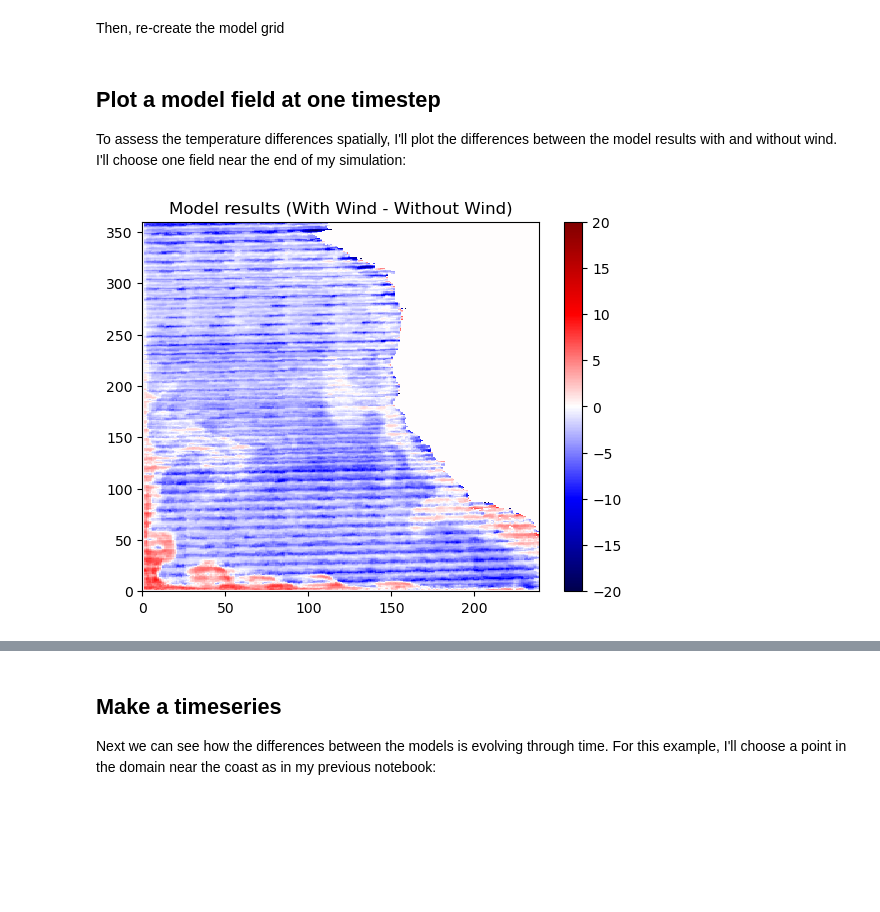
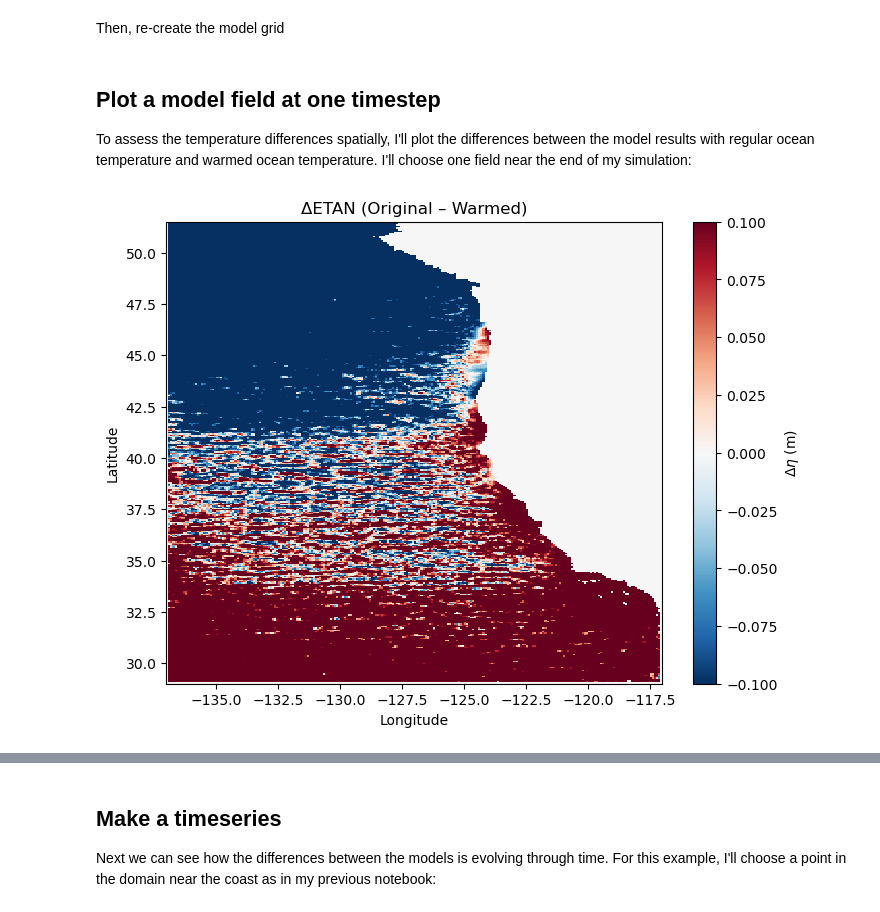
Before and after one commit to stomSJSU/cs185c_spring2025, a Jupyter notebook: project/notebooks/Answering the Science Question.ipynb, the cells around one changed output, grey strips where cells are left out. Saved outputs shown, nothing was run; the diff lists cells and outputs as text; code cells hidden in the pictures; blank space fills up the shorter version.

```diff
--- a/project/notebooks/Answering the Science Question.ipynb
+++ b/project/notebooks/Answering the Science Question.ipynb
@@ -32,26 +32,30 @@ yc = np.arange(ygOrigin+delY/2, ygOrigin+n_rows*delY, delY)
 XC, YC = np.meshgrid(xc, yc)
 # %% [markdown]
 ## Plot a model field at one timestep
-To assess the temperature differences spatially, I'll plot the differences between the model results with and without wind. I'll choose one field near the end of my simulation:
+To assess the temperature differences spatially, I'll plot the differences between the model results with regular ocean temperature and warmed ocean temperature. I'll choose one field near the end of my simulation:
 # %%
-# read in the grid with the wind
-grid_wind = np.fromfile(os.path.join(project_dir,'run','diags',
-                                     'TS_surf_daily_mean',
-                                     'TS_surf_daily_mean.0000035424.data'), '>f4')
-grid_wind = grid_wind.reshape((2,n_rows,n_cols))
+# read in the grid with original theta
+grid_reg = np.fromfile(os.path.join(project_dir,'run','diags',
+                                     'EtaN_day_snap',
+                                     'EtaN_day_snap.0000000432.data'), '>f4')
+grid_reg = grid_reg.reshape((n_rows,n_cols))
 
-# read in the grid without the wind
-grid_no_wind = np.fromfile(os.path.join(project_dir,'run_no_wind','diags',
-                                     'TS_surf_daily_mean',
-                                     'TS_surf_daily_mean.0000000864.data'), '>f4')
-grid_no_wind = grid_no_wind.reshape((2,n_rows,n_cols))
+# read in the grid with warmed theta
+grid_warm = np.fromfile(os.path.join(project_dir,'run_warmed','diags',
+                                     'EtaN_day_snap',
+                                     'EtaN_day_snap.0000000432.data'), '>f4')
+grid_warm = grid_warm.reshape((n_rows,n_cols))
 # %%
 # plot the differences
-C = plt.pcolormesh(grid_wind[0,:,:-1]-grid_no_wind[0,:,:-1],
-                   cmap='seismic',vmin=-20, vmax=20)
-plt.colorbar(C)
-plt.title('Model results (With Wind - Without Wind)')
+diff = grid_reg - grid_warm
+
+plt.figure(figsize=(8,6))
+pcm = plt.pcolormesh(XC, YC, diff, shading='auto', cmap='RdBu_r', vmin=-0.1, vmax=0.1 )
+plt.colorbar(pcm, label=r'$\Delta\eta$ (m)')
+plt.title('ΔETAN (Original – Warmed)')
+plt.xlabel('Longitude')
+plt.ylabel('Latitude')
 plt.show()
 # %% [output]
-[figure, old version]
+[figure, new version]
 # %% [markdown]
```
Also changed, not shown: parts of 8 cells of this notebook, 1 other file.
